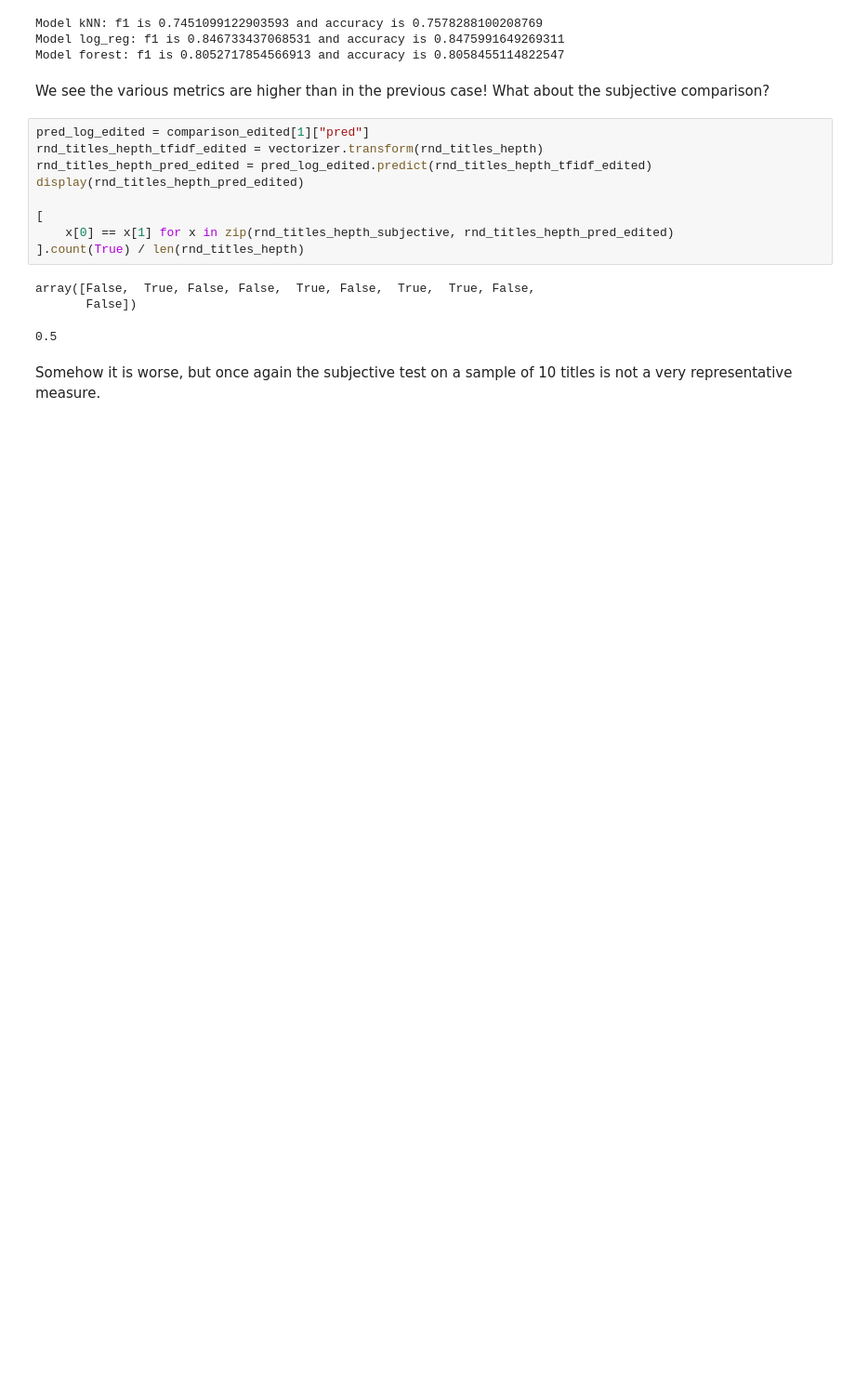
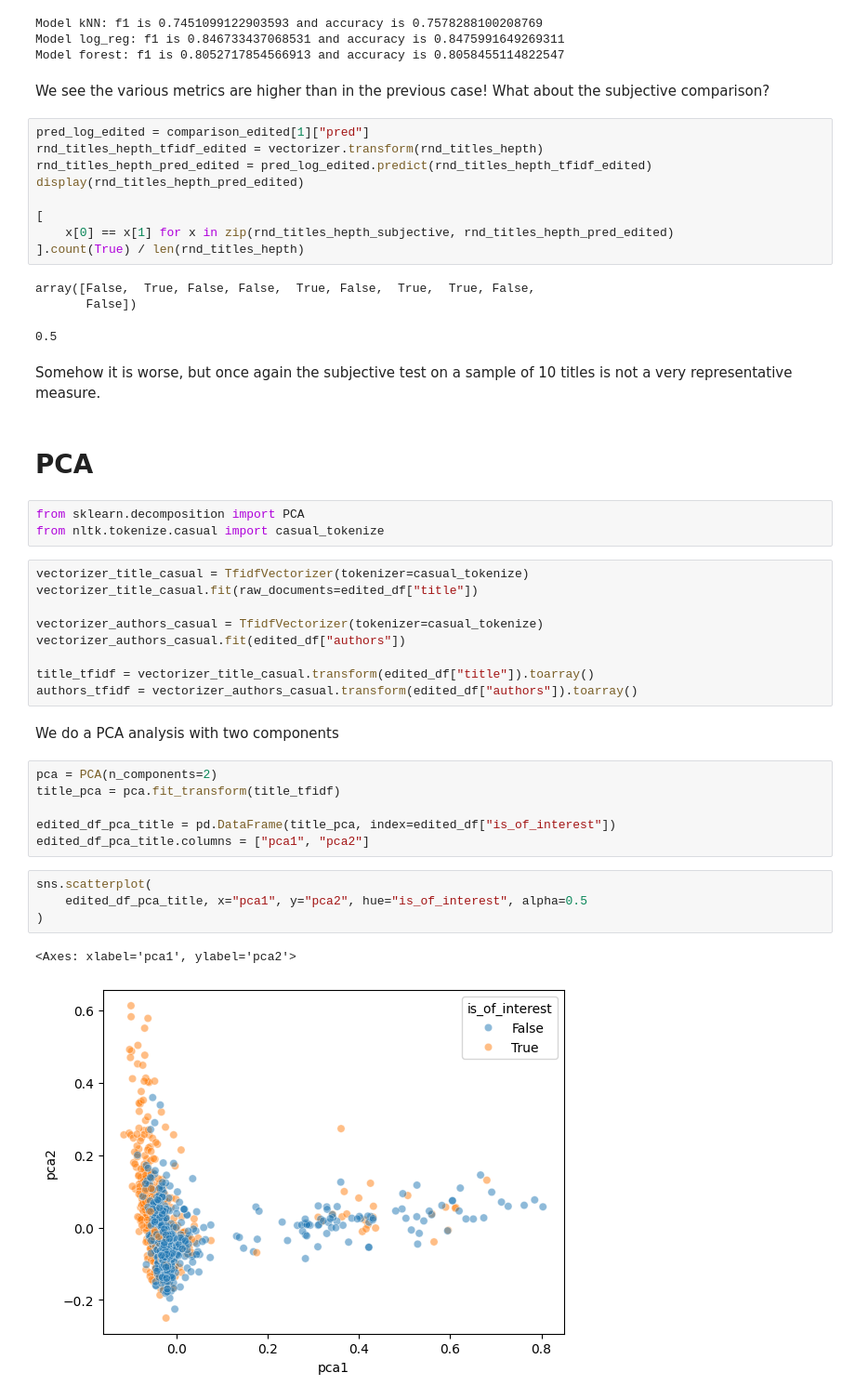
Before and after one commit to NicolasChagnet/arxiv-recommendations, a Jupyter notebook: analysis_zotero_lib.ipynb, the cells around one changed output. Shown at 93% size. Saved outputs shown, nothing was run; the diff lists cells and outputs as text; blank space fills up the shorter version.

Commit message:
Added early PCA analysis

```diff
--- a/analysis_zotero_lib.ipynb
+++ b/analysis_zotero_lib.ipynb
@@ -198,3 +198,32 @@ array([False,  True, False, False,  True, False,  True,  True, False,
 0.5
 # %% [markdown]
 Somehow it is worse, but once again the subjective test on a sample of 10 titles is not a very representative measure.
+# %% [markdown]
+# PCA
+# %%
+from sklearn.decomposition import PCA
+from nltk.tokenize.casual import casual_tokenize
+# %%
+vectorizer_title_casual = TfidfVectorizer(tokenizer=casual_tokenize)
+vectorizer_title_casual.fit(raw_documents=edited_df["title"])
+
+vectorizer_authors_casual = TfidfVectorizer(tokenizer=casual_tokenize)
+vectorizer_authors_casual.fit(edited_df["authors"])
+
+title_tfidf = vectorizer_title_casual.transform(edited_df["title"]).toarray()
+authors_tfidf = vectorizer_authors_casual.transform(edited_df["authors"]).toarray()
+# %% [markdown]
+We do a PCA analysis with two components
+# %%
+pca = PCA(n_components=2)
+title_pca = pca.fit_transform(title_tfidf)
+
+edited_df_pca_title = pd.DataFrame(title_pca, index=edited_df["is_of_interest"])
+edited_df_pca_title.columns = ["pca1", "pca2"]
+# %%
+sns.scatterplot(
+    edited_df_pca_title, x="pca1", y="pca2", hue="is_of_interest", alpha=0.5
+)
+# %% [output]
+<Axes: xlabel='pca1', ylabel='pca2'>
+[figure, added]
```
Also changed, not shown: parts of 2 cells of this notebook.
